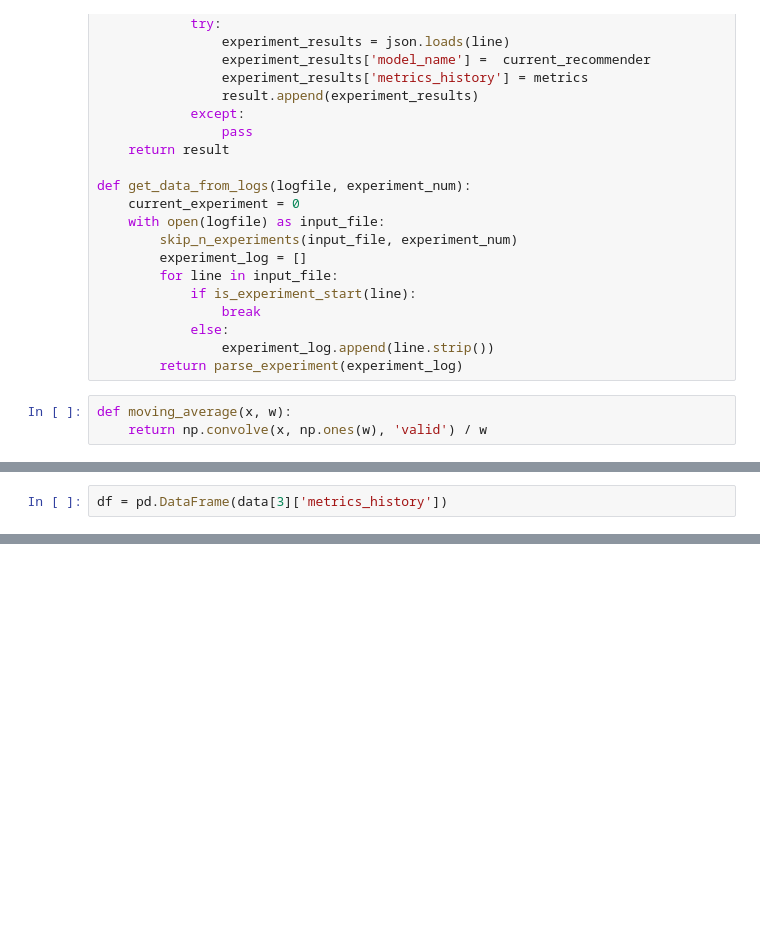
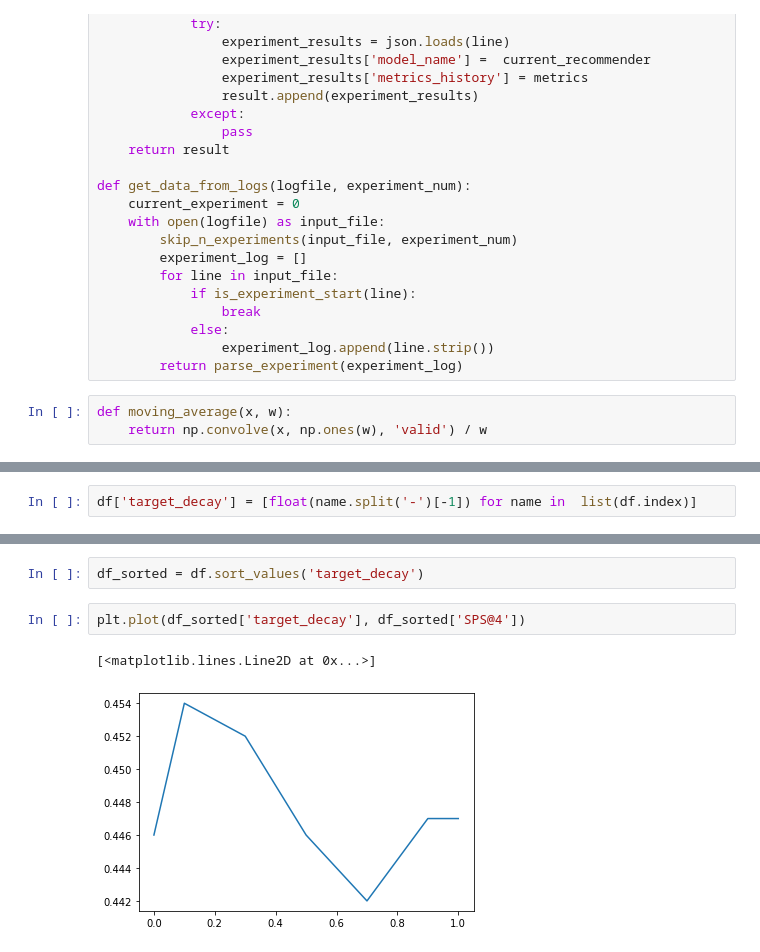
Before and after one commit to asash/gptrec_rl, a Jupyter notebook: evaluation/Results_analysis.ipynb, the cells around one changed output, grey strips where cells are left out. Drawn from its saved outputs; the diff is of its cells as text; blank space fills up the shorter version.

```diff
--- a/evaluation/Results_analysis.ipynb
+++ b/evaluation/Results_analysis.ipynb
@@ -104,2 +104,0 @@ list(enumerate(pd.DataFrame(data[3]['metrics_history'])['ndcg_at_40']))
-# %%
-df = pd.DataFrame(data[3]['metrics_history'])
@@ -139,0 +105,2 @@ plt.plot(time_since_best)
+# %%
+df['target_decay'] = [float(name.split('-')[-1]) for name in  list(df.index)]
@@ -139,0 +119,7 @@ plt.plot(time_since_best)
+# %%
+df_sorted = df.sort_values('target_decay')
+# %%
+plt.plot(df_sorted['target_decay'], df_sorted['SPS@4'])
+# %% [output]
+[<matplotlib.lines.Line2D at 0x...>]
+[figure, added]
```
Also changed, not shown: parts of 9 cells of this notebook, 1 other file.
